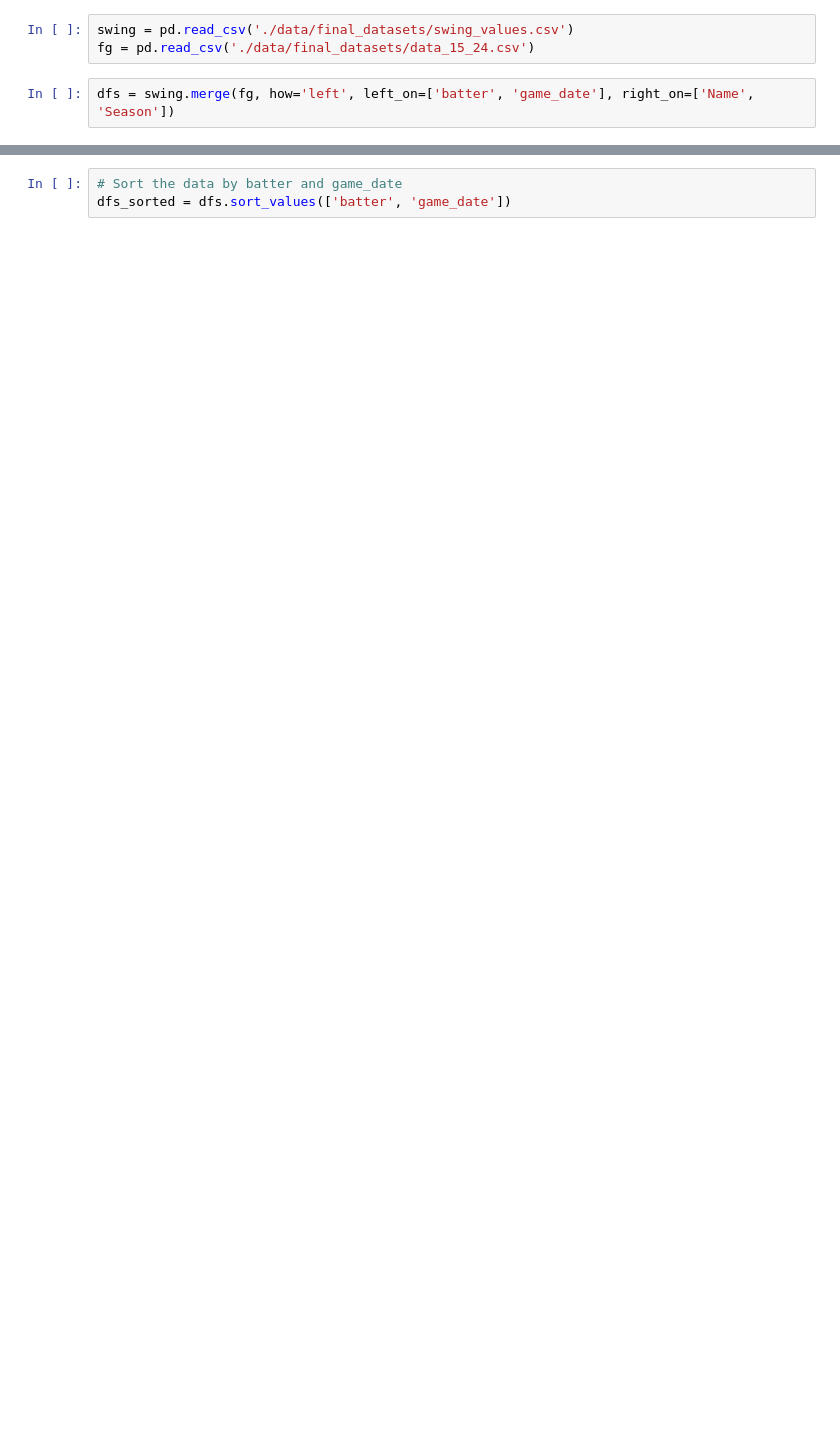
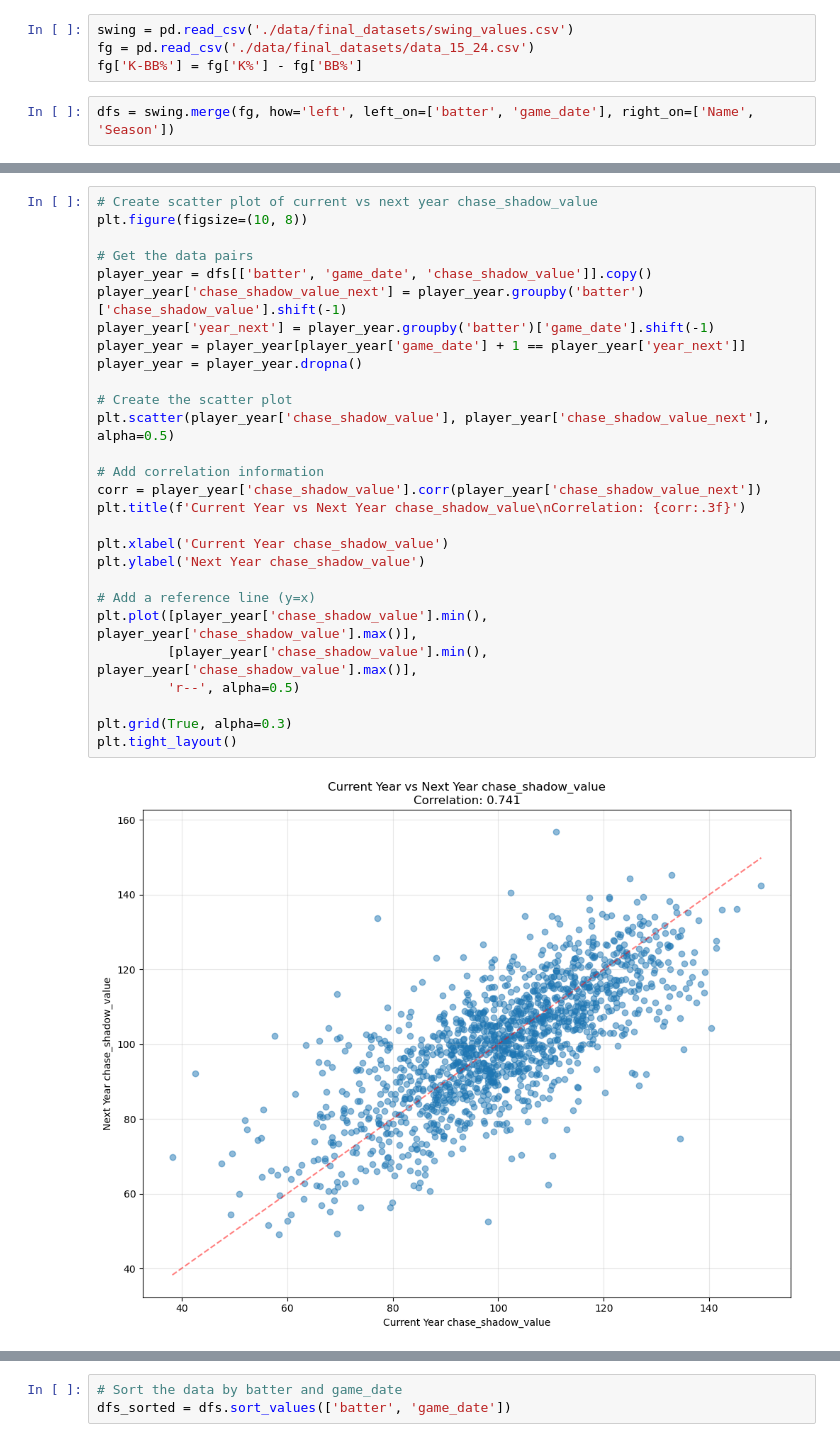
Before and after one commit to daltonlowery26/swing_decisons, a Jupyter notebook: analysis/stat_value.ipynb, the cells around one changed output, grey strips where cells are left out. Drawn from its saved outputs; the diff is of its cells as text; blank space fills up the shorter version.

```diff
--- a/analysis/stat_value.ipynb
+++ b/analysis/stat_value.ipynb
@@ -9,6 +9,7 @@ os.chdir('C:/Users/dalto/OneDrive/Pictures/Documents/Projects/Swing Decisons')
 # %%
 swing = pd.read_csv('./data/final_datasets/swing_values.csv')
 fg = pd.read_csv('./data/final_datasets/data_15_24.csv')
+fg['K-BB%'] = fg['K%'] - fg['BB%']
 # %%
 dfs = swing.merge(fg, how='left', left_on=['batter', 'game_date'], right_on=['Name', 'Season'])
 # %%
@@ -91,0 +57,30 @@ Correlation between current and next year xwoba: 0.645
+# %%
+# Create scatter plot of current vs next year chase_shadow_value
+plt.figure(figsize=(10, 8))
+
+# Get the data pairs
+player_year = dfs[['batter', 'game_date', 'chase_shadow_value']].copy()
+player_year['chase_shadow_value_next'] = player_year.groupby('batter')['chase_shadow_value'].shift(-1)
+player_year['year_next'] = player_year.groupby('batter')['game_date'].shift(-1)
+player_year = player_year[player_year['game_date'] + 1 == player_year['year_next']]
+player_year = player_year.dropna()
+
+# Create the scatter plot
+plt.scatter(player_year['chase_shadow_value'], player_year['chase_shadow_value_next'], alpha=0.5)
+
+# Add correlation information
+corr = player_year['chase_shadow_value'].corr(player_year['chase_shadow_value_next'])
+plt.title(f'Current Year vs Next Year chase_shadow_value\nCorrelation: {corr:.3f}')
+
+plt.xlabel('Current Year chase_shadow_value')
+plt.ylabel('Next Year chase_shadow_value')
+
+# Add a reference line (y=x)
+plt.plot([player_year['chase_shadow_value'].min(), player_year['chase_shadow_value'].max()],
+         [player_year['chase_shadow_value'].min(), player_year['chase_shadow_value'].max()],
+         'r--', alpha=0.5)
+
+plt.grid(True, alpha=0.3)
+plt.tight_layout()
+# %% [output]
+[figure, added]
```
Also changed, not shown: parts of 8 cells of this notebook, 5 other files.
